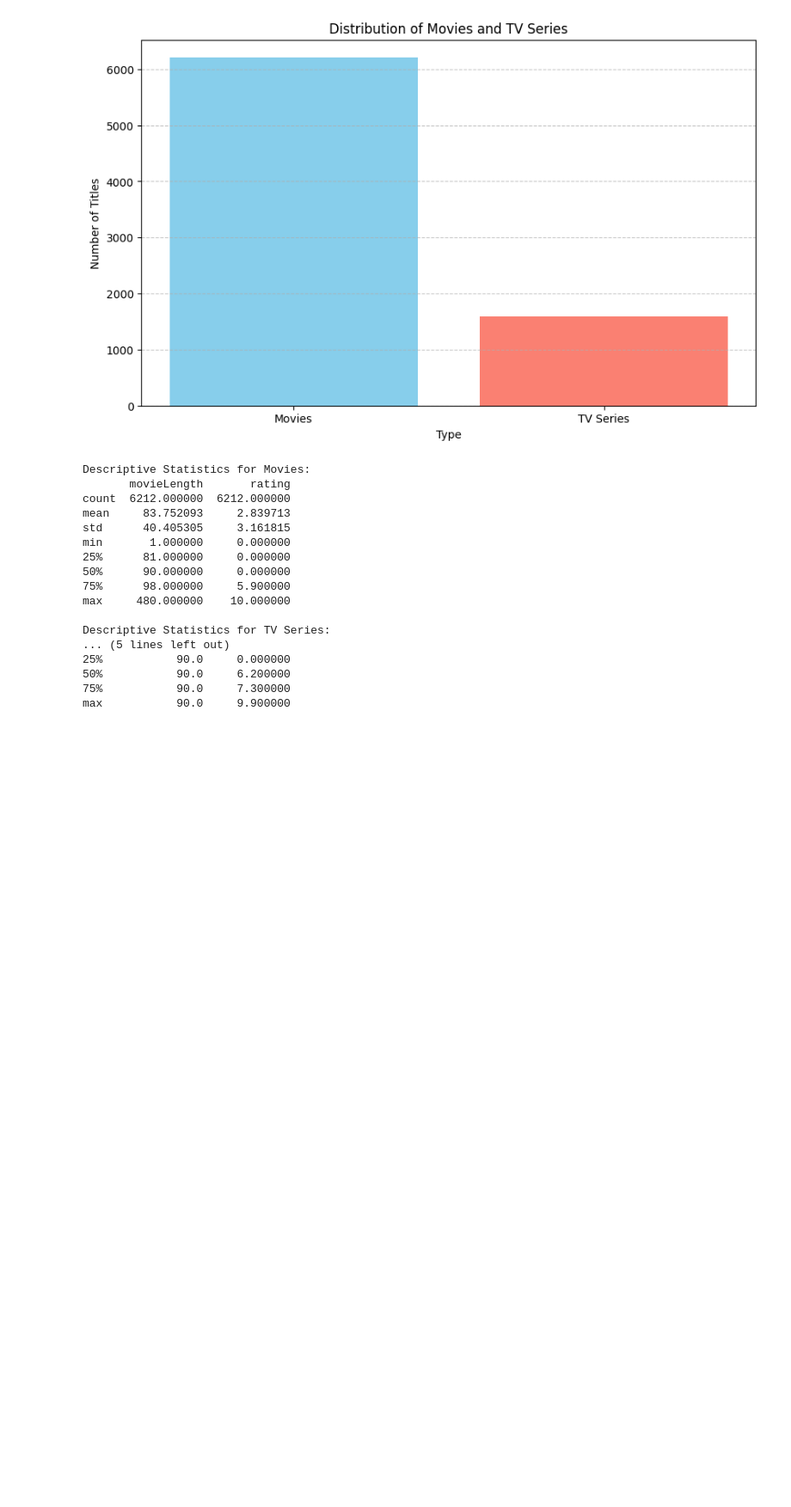
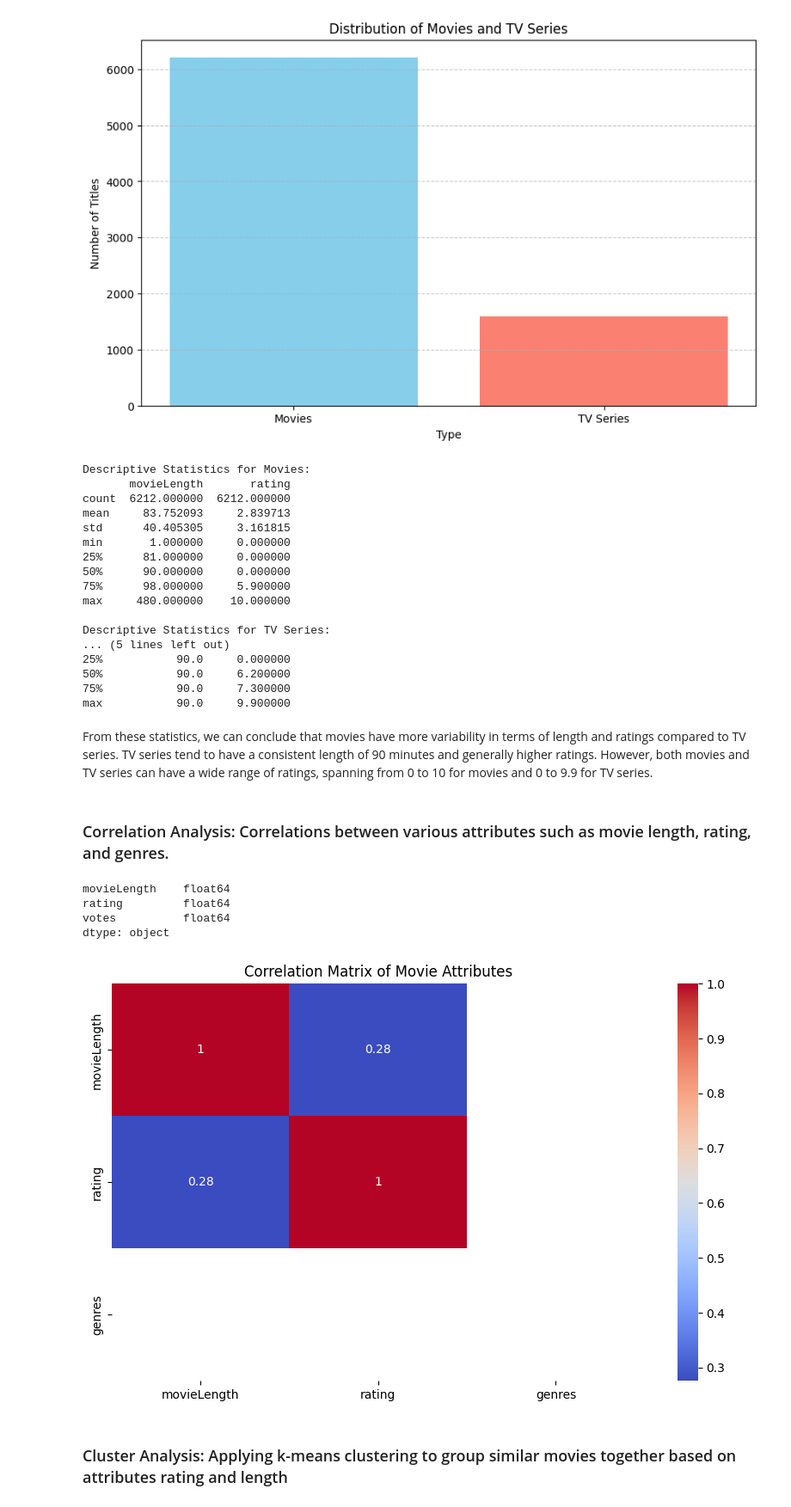
Before and after one commit to MrSimple07/Big_Data_Technologies, a Jupyter notebook: kinopoisk.ipynb, the cells around one changed output. Shown at 86% size. Cells and saved outputs as stored; diff of their text form; code cells hidden in the pictures; blank space fills up the shorter version.

```diff
--- a/kinopoisk.ipynb
+++ b/kinopoisk.ipynb
@@ -383,3 +381,34 @@ Descriptive Statistics for TV Series:
 50%           90.0     6.200000
 75%           90.0     7.300000
 max           90.0     9.900000
+# %% [markdown]
+From these statistics, we can conclude that movies have more variability in terms of length and ratings compared to TV series. TV series tend to have a consistent length of 90 minutes and generally higher ratings. However, both movies and TV series can have a wide range of ratings, spanning from 0 to 10 for movies and 0 to 9.9 for TV series.
+# %% [markdown]
+### Correlation Analysis: Correlations between various attributes such as movie length, rating, and genres.
+# %%
+movies_df['movieLength'] = pd.to_numeric(movies_df['movieLength'], errors='coerce')
+movies_df['rating'] = pd.to_numeric(movies_df['rating'], errors='coerce')
+movies_df['genres'] = pd.to_numeric(movies_df['genres'], errors='coerce')
+
+print(movies_df[['movieLength', 'rating', 'votes']].dtypes)
+# %% [output]
+movieLength    float64
+rating         float64
+votes          float64
+dtype: object
+# %%
+import seaborn as sns
+import matplotlib.pyplot as plt
+
+numerical_columns = ['movieLength', 'rating', 'genres']
+
+# Creating a correlation matrix
+correlation_matrix = movies_df[numerical_columns].corr()
+plt.figure(figsize=(10, 6))
+sns.heatmap(correlation_matrix, annot=True, cmap='coolwarm')
+plt.title('Correlation Matrix of Movie Attributes')
+plt.show()
+# %% [output]
+[figure, added]
+# %% [markdown]
+### Cluster Analysis: Applying k-means clustering to group similar movies together based on attributes rating and length
```
Also changed, not shown: parts of 8 cells of this notebook.
